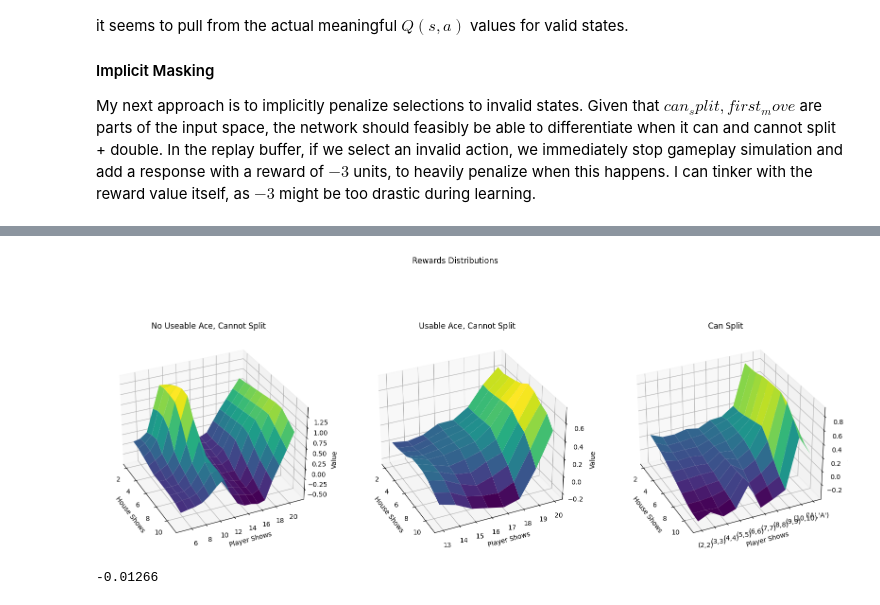
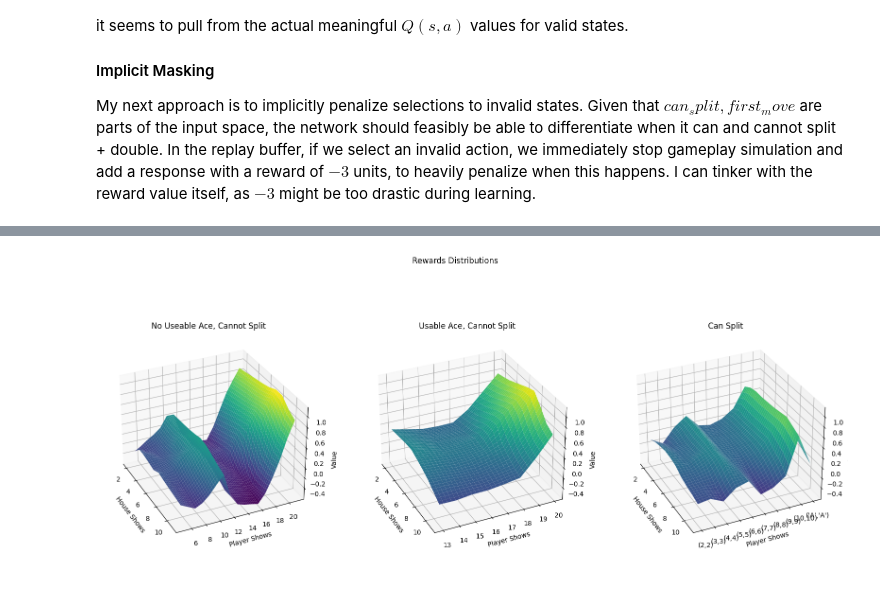
Before and after one commit to petersim1/Blackjack_RL, a Jupyter notebook: Deep_Learning.ipynb, the cells around one changed output, grey strips where cells are left out. Cells and saved outputs as stored; diff of their text form; code cells hidden in the pictures.

```diff
--- a/Deep_Learning.ipynb
+++ b/Deep_Learning.ipynb
@@ -329,7 +197,7 @@ Net(
 # %%
 torch.save(network.state_dict(), "./models/deep_q.pt")
 # %%
-network = Net(5, layer_1=hidden_layers[0], layer_2=hidden_layers[1])
+network =  Net(5, hidden_layers=hidden_layers)
 network.load_state_dict(torch.load("./models/deep_q.pt"))
 network.eval()
 # %% [output]
@@ -349,18 +219,3 @@ plt.show()
 # %%
-all_states = []
-
-for player in range(4, 22):
-    for house in range(2, 12):
-        for ace in [-1, 1]:
-            if (player < 12) and (ace > 0): continue
-            if (player == 21) and (ace > 0): continue
-            for split in [-1, 1]:
-                if (player == 4) and (split < 0): continue
-                if (player == 12) and (split < 0) and (ace > 0): continue
-                if (player > 12) and (not player % 2) and (split > 0) and (ace > 0): continue
-                if (player % 2) and (split > 0): continue
-                for double in [-1, 1]:
-                    if (split > 0) and (double < 0): continue
-                    if (player == 5) and (double < 0): continue
-                    all_states.append((player, house, ace, split, double))
+all_states = gen_all_states(include_count=False)
 # %%
@@ -404,23 +232,54 @@ for i,q in enumerate(q_values_max):
 # %%
 fig = plt.figure(figsize=(20,8))
 fig.suptitle("Rewards Distributions")
 ax = fig.add_subplot(131, projection="3d")
 ax.set_title("No Useable Ace, Cannot Split")
 
-plot_mesh(ax, value_det[0][5:,2:], [range(2,12),range(5,22)], ticks=None)
+min_use = np.min([value_det[0][5:,2:].min(), value_det[1][13:21,2:].min(), value_det[2][2:12,2:].min()])
+max_use = np.max([value_det[0][5:,2:].max(), value_det[1][13:21,2:].max(), value_det[2][2:12,2:].max()])
+
+
+plot_mesh(
+    axis=ax,
+    data=value_det[0][5:,2:],
+    ranges=[range(2,12),range(5,22)],
+    interpolate=4,
+    ticks=None,
+    zlims=[min_use, max_use],
+    vmin=min_use,
+    vmax=max_use
+)
 
 ax = fig.add_subplot(132, projection="3d")
 ax.set_title("Usable Ace, Cannot Split")
 
-plot_mesh(ax, value_det[1][13:21,2:], [range(2,12),range(13,21)], ticks=None)
+plot_mesh(
+    axis=ax,
+    data=value_det[1][13:21,2:],
+    ranges=[range(2,12),range(13,21)],
+    interpolate=4,
+    ticks=None,
+    zlims=[min_use, max_use],
+    vmin=min_use,
+    vmax=max_use
+)
 
 ax = fig.add_subplot(133, projection="3d")
 ax.set_title("Can Split")
 
 ticks = [f"({p},{p})" if p < 11 else "('A','A')" for p in range(2,12)]
-plot_mesh(ax, value_det[2][2:12,2:], [range(2,12),range(2,12)], ticks=ticks)
+plot_mesh(
+    axis=ax,
+    data=value_det[2][2:12,2:],
+    ranges=[range(2,12),range(2,12)],
+    interpolate=4,
+    ticks=ticks,
+    zlims=[min_use, max_use],
+    vmin=min_use,
+    vmax=max_use
+)
 
 plt.subplots_adjust(hspace=0, wspace=0.2)
 plt.show()
 # %% [output]
-[figure, old version]
+[figure, new version]
@@ -439,4 +285,0 @@ r = await play_games(
-# %%
-np.mean(r[:,0,:])
-# %% [output]
--0.01266
```
Also changed, not shown: parts of 12 cells of this notebook, 12 other files.
